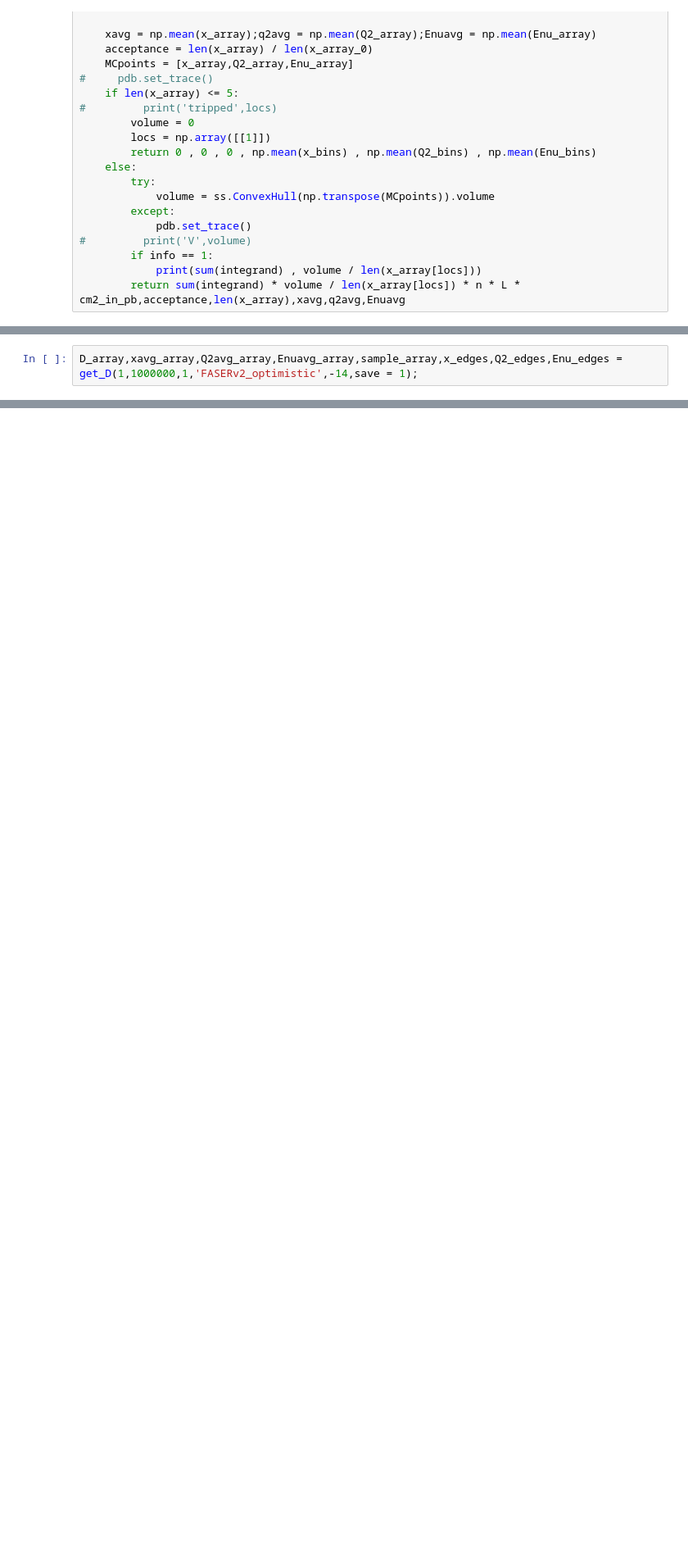
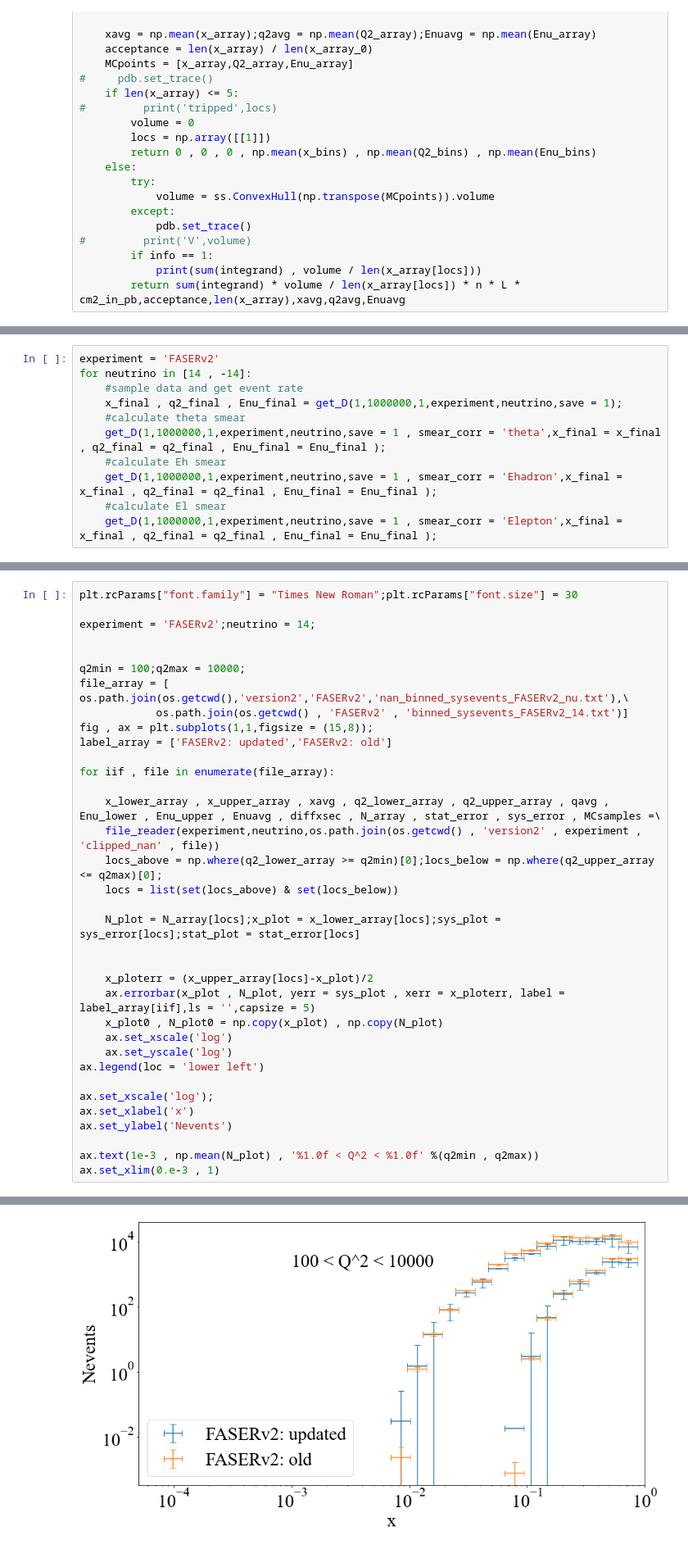
Before and after one commit to LHCfitNikhef/FPF-WG1, a Jupyter notebook: results/PDFsAtFPFv2.ipynb, the cells around one changed output, grey strips where cells are left out. Shown at 82% size. Saved outputs shown, nothing was run; the diff lists cells and outputs as text; blank space fills up the shorter version.

```diff
--- a/results/PDFsAtFPFv2.ipynb
+++ b/results/PDFsAtFPFv2.ipynb
@@ -679,3 +752,12 @@ def get_D(M,N,seed,experiment,neutrino,save = 0,check_points = 0,smear_corr = ''
 # %%
-D_array,xavg_array,Q2avg_array,Enuavg_array,sample_array,x_edges,Q2_edges,Enu_edges = get_D(1,1000000,1,'FASERv2_optimistic',-14,save = 1);
+experiment = 'FASERv2'
+for neutrino in [14 , -14]:
+    #sample data and get event rate
+    x_final , q2_final , Enu_final = get_D(1,1000000,1,experiment,neutrino,save = 1);
+    #calculate theta smear
+    get_D(1,1000000,1,experiment,neutrino,save = 1 , smear_corr = 'theta',x_final = x_final , q2_final = q2_final , Enu_final = Enu_final );
+    #calculate Eh smear
+    get_D(1,1000000,1,experiment,neutrino,save = 1 , smear_corr = 'Ehadron',x_final = x_final , q2_final = q2_final , Enu_final = Enu_final );
+    #calculate El smear
+    get_D(1,1000000,1,experiment,neutrino,save = 1 , smear_corr = 'Elepton',x_final = x_final , q2_final = q2_final , Enu_final = Enu_final );
 # %% [output]
@@ -756,0 +1026,36 @@ Text(0.0001, 3041.2450272413794, '100 < Q^2 < 1000')
+# %%
+plt.rcParams["font.family"] = "Times New Roman";plt.rcParams["font.size"] = 30
+
+experiment = 'FASERv2';neutrino = 14;
+
+
+q2min = 100;q2max = 10000;
+file_array = [ os.path.join(os.getcwd(),'version2','FASERv2','nan_binned_sysevents_FASERv2_nu.txt'),\
+            os.path.join(os.getcwd() , 'FASERv2' , 'binned_sysevents_FASERv2_14.txt')]
+fig , ax = plt.subplots(1,1,figsize = (15,8));
+label_array = ['FASERv2: updated','FASERv2: old']
+
+for iif , file in enumerate(file_array):
+
+    x_lower_array , x_upper_array , xavg , q2_lower_array , q2_upper_array , qavg , Enu_lower , Enu_upper , Enuavg , diffxsec , N_array , stat_error , sys_error , MCsamples =\
+    file_reader(experiment,neutrino,os.path.join(os.getcwd() , 'version2' , experiment , 'clipped_nan' , file))
+    locs_above = np.where(q2_lower_array >= q2min)[0];locs_below = np.where(q2_upper_array <= q2max)[0];
+    locs = list(set(locs_above) & set(locs_below))
+
+    N_plot = N_array[locs];x_plot = x_lower_array[locs];sys_plot = sys_error[locs];stat_plot = stat_error[locs]
+
+
+    x_ploterr = (x_upper_array[locs]-x_plot)/2
+    ax.errorbar(x_plot , N_plot, yerr = sys_plot , xerr = x_ploterr, label = label_array[iif],ls = '',capsize = 5)
+    x_plot0 , N_plot0 = np.copy(x_plot) , np.copy(N_plot)
+    ax.set_xscale('log')
+    ax.set_yscale('log')
+ax.legend(loc = 'lower left')
+
+ax.set_xscale('log');
+ax.set_xlabel('x')
+ax.set_ylabel('Nevents')
+
+ax.text(1e-3 , np.mean(N_plot) , '%1.0f < Q^2 < %1.0f' %(q2min , q2max))
+ax.set_xlim(0.e-3 , 1)
+# %% [output]
@@ -757 +1065,2 @@ Text(0.0001, 3041.2450272413794, '100 < Q^2 < 1000')
+[figure, added]
 # %%
```
Also changed, not shown: parts of 18 cells of this notebook.
